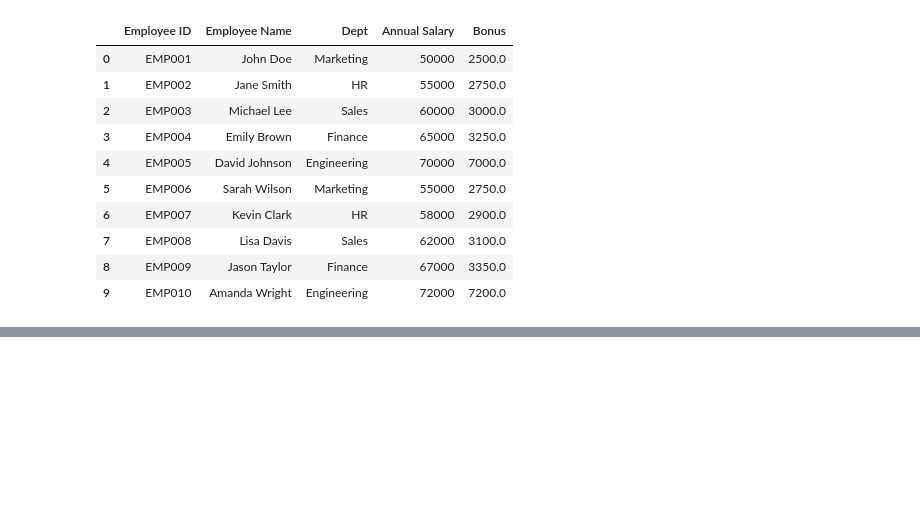
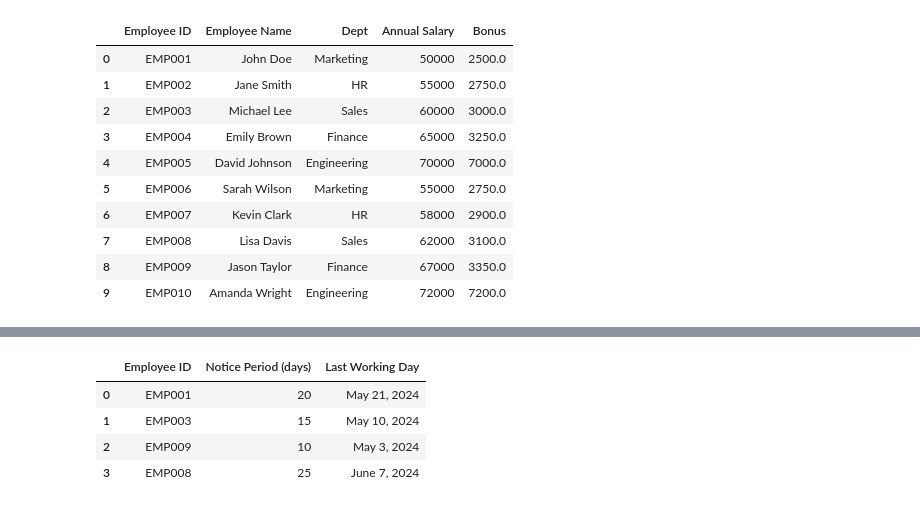
Before and after one commit to akthematrixsriker/Data-Analysis-Pandas, a Jupyter notebook: EmpData.ipynb, the cells around one changed output, grey strips where cells are left out. Cells and saved outputs as stored; diff of their text form; code cells hidden in the pictures; blank space fills up the shorter version.

```diff
--- a/EmpData.ipynb
+++ b/EmpData.ipynb
@@ -382,0 +422,8 @@ df
+# %%
+df2
+# %% [output]
+|  | Employee ID | Notice Period (days) | Last Working Day |
+| 0 | EMP001 | 20 | May 21, 2024 |
+| 1 | EMP003 | 15 | May 10, 2024 |
+| 2 | EMP009 | 10 | May 3, 2024 |
+| 3 | EMP008 | 25 | June 7, 2024 |
```
Also changed, not shown: parts of 7 cells of this notebook.
